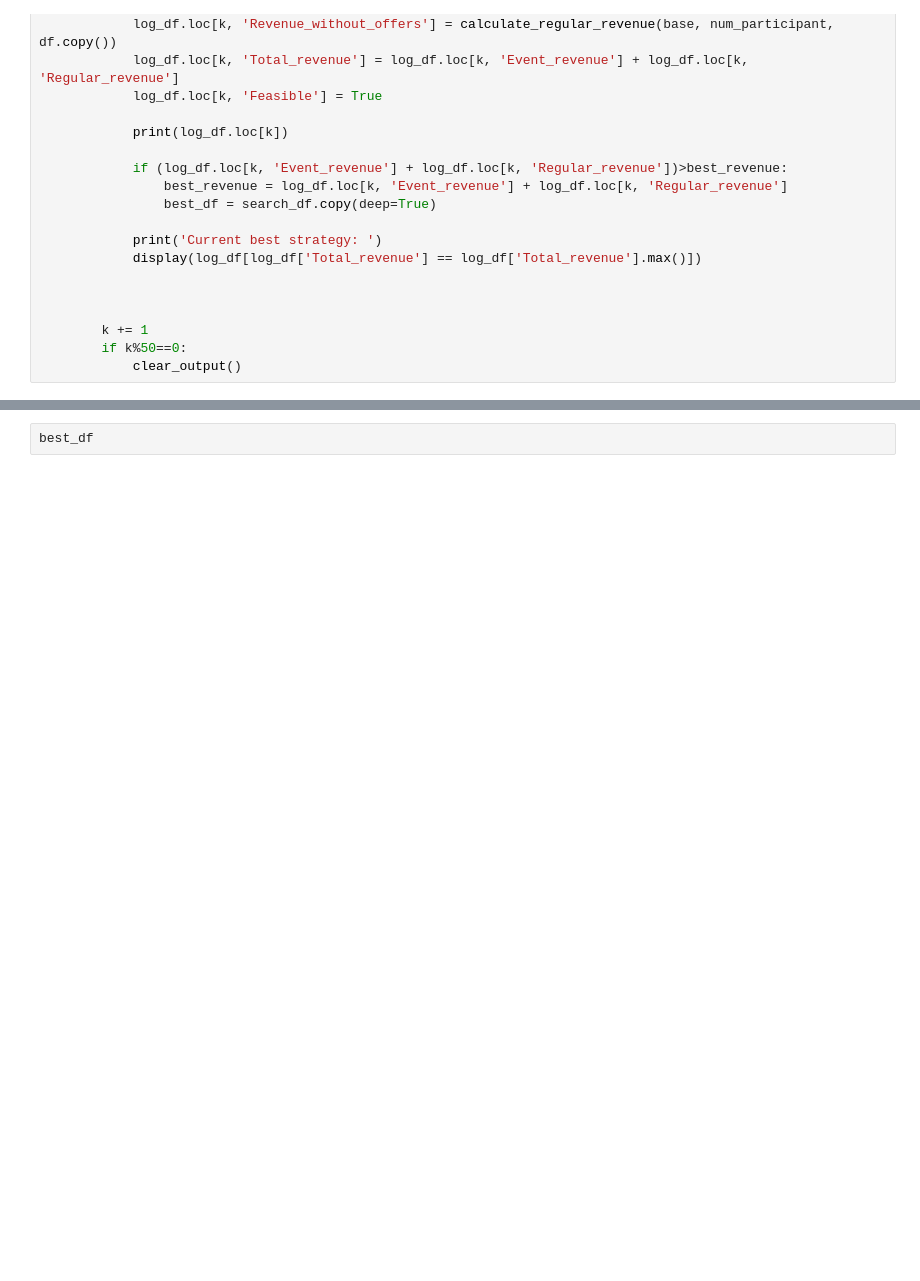
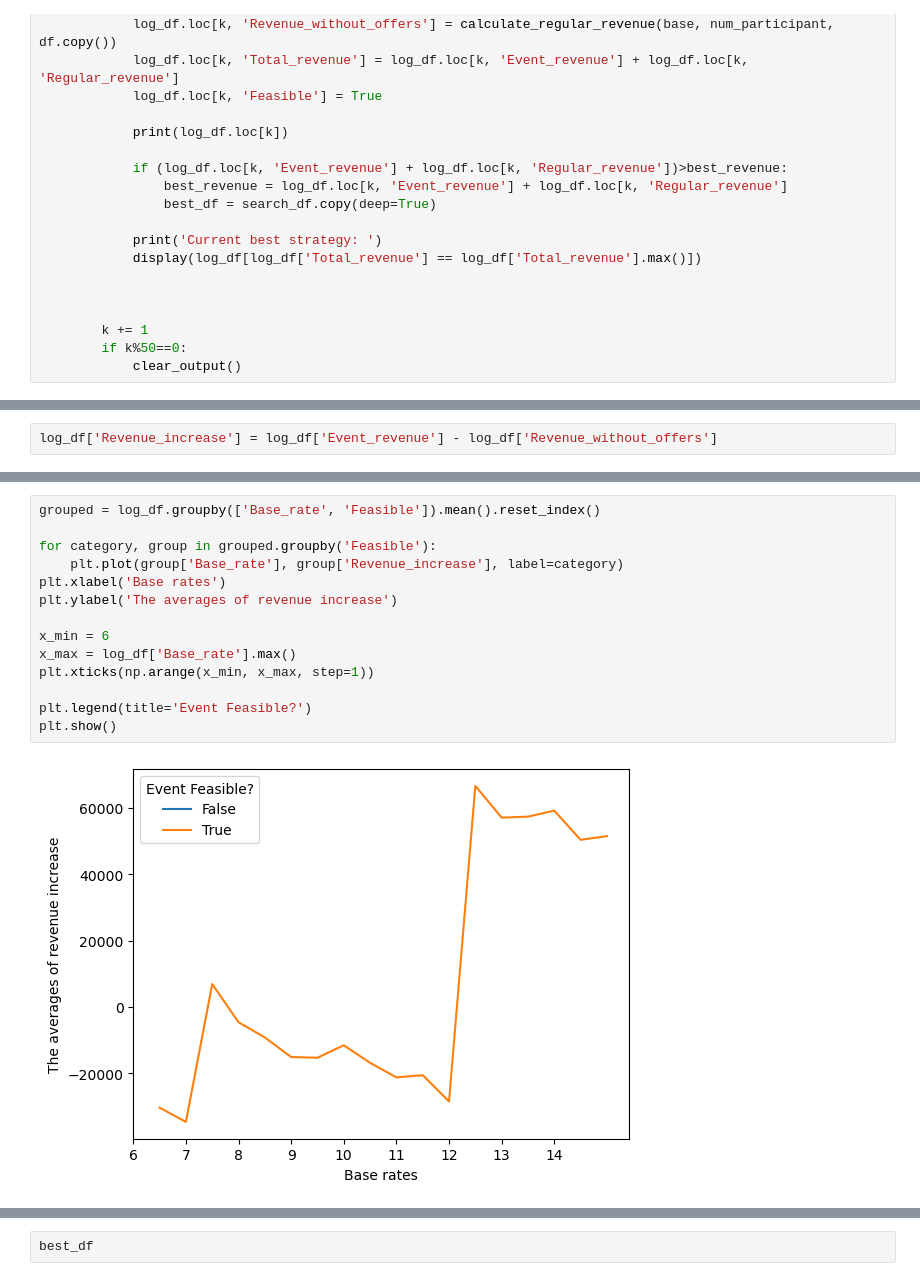
Before and after one commit to MiracleSkyHawk/RSM8423_GA4, a Jupyter notebook: RSM8423_GA4_Jesse_cluster-Copy2.ipynb, the cells around one changed output, grey strips where cells are left out. Drawn from its saved outputs; the diff is of its cells as text; blank space fills up the shorter version.

```diff
--- a/RSM8423_GA4_Jesse_cluster-Copy2.ipynb
+++ b/RSM8423_GA4_Jesse_cluster-Copy2.ipynb
@@ -527,0 +508,2 @@ plt.show()
+# %%
+log_df['Revenue_increase'] = log_df['Event_revenue'] - log_df['Revenue_without_offers']
@@ -527,0 +532,16 @@ plt.show()
+# %%
+grouped = log_df.groupby(['Base_rate', 'Feasible']).mean().reset_index()
+
+for category, group in grouped.groupby('Feasible'):
+    plt.plot(group['Base_rate'], group['Revenue_increase'], label=category)
+plt.xlabel('Base rates')
+plt.ylabel('The averages of revenue increase')
+
+x_min = 6
+x_max = log_df['Base_rate'].max()
+plt.xticks(np.arange(x_min, x_max, step=1))
+
+plt.legend(title='Event Feasible?')
+plt.show()
+# %% [output]
+[figure, added]
```
Also changed, not shown: parts of 24 cells of this notebook.
